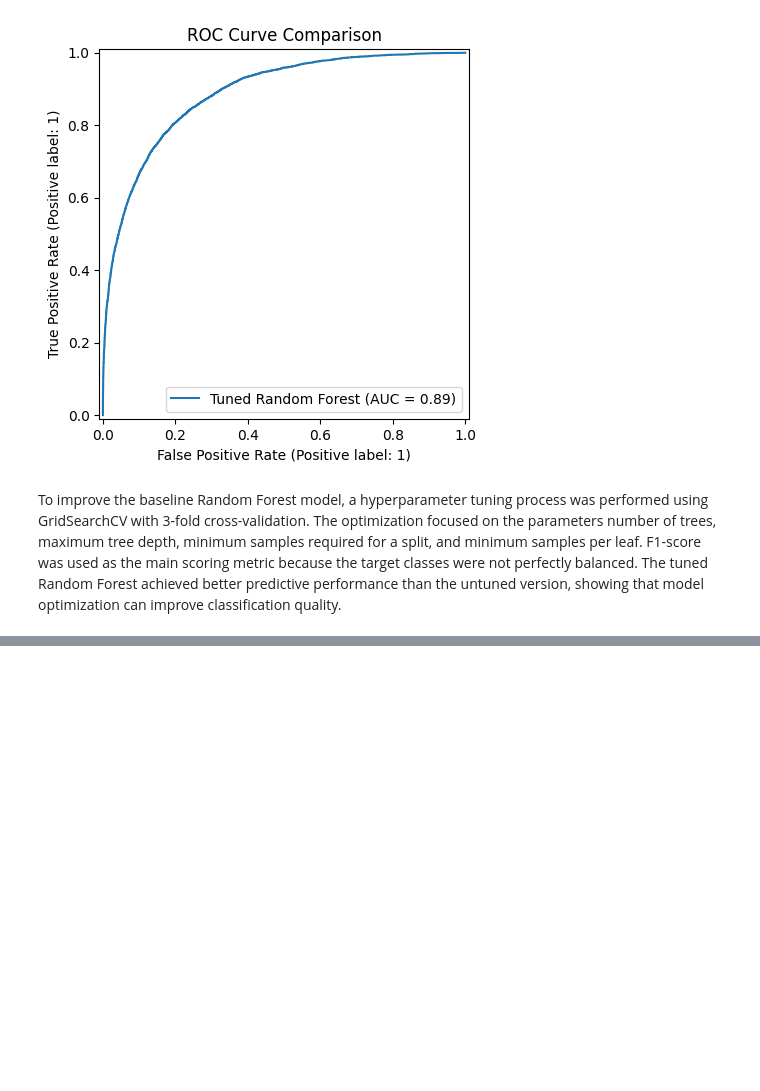
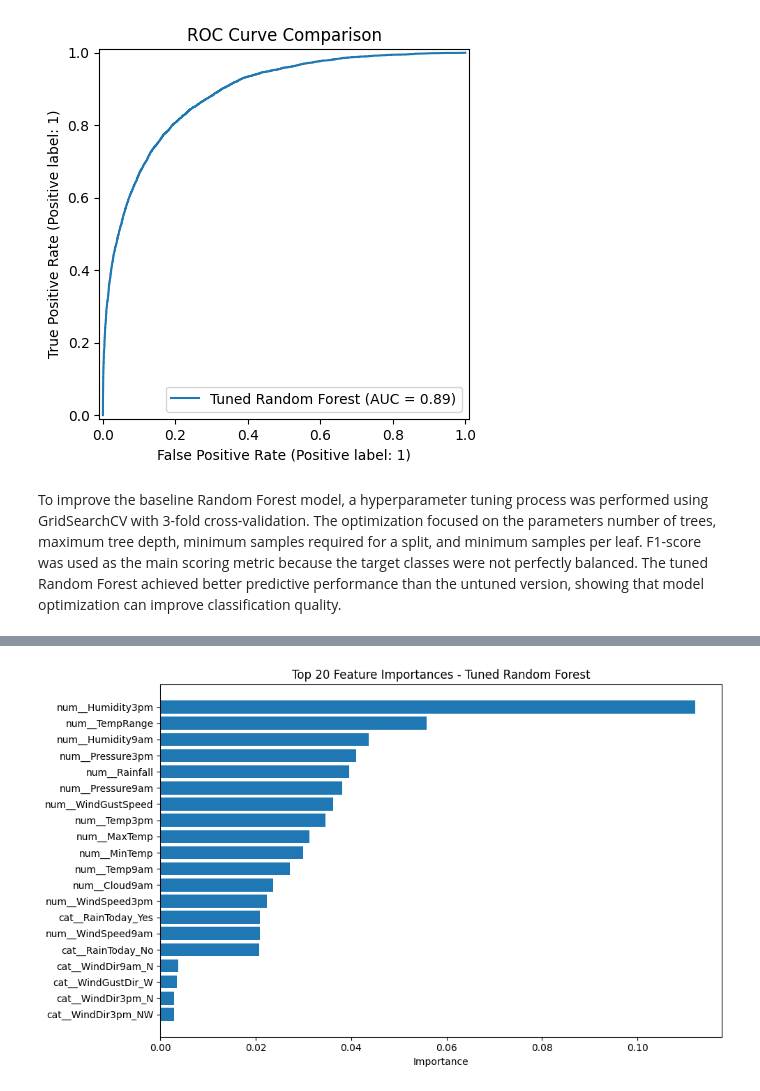
Before and after one commit to SirApollyon/weather-forecast-project, a Jupyter notebook: notebooks/weather_prediction.ipynb, the cells around one changed output, grey strips where cells are left out. Cells and saved outputs as stored; diff of their text form; code cells hidden in the pictures; blank space fills up the shorter version.

```diff
--- a/notebooks/weather_prediction.ipynb
+++ b/notebooks/weather_prediction.ipynb
@@ -648,0 +775,10 @@ The tuned Random Forest achieved better predictive performance than the untuned
+# %%
+plt.figure(figsize=(10, 6))
+plt.barh(top_features["Feature"], top_features["Importance"])
+plt.title("Top 20 Feature Importances - Tuned Random Forest")
+plt.xlabel("Importance")
+plt.tight_layout()
+plt.savefig("../reports/feature_importance_tuned_rf.png", dpi=300, bbox_inches="tight")
+plt.show()
+# %% [output]
+[figure, added]
```
Also changed, not shown: parts of 13 cells of this notebook, 2 other files.
